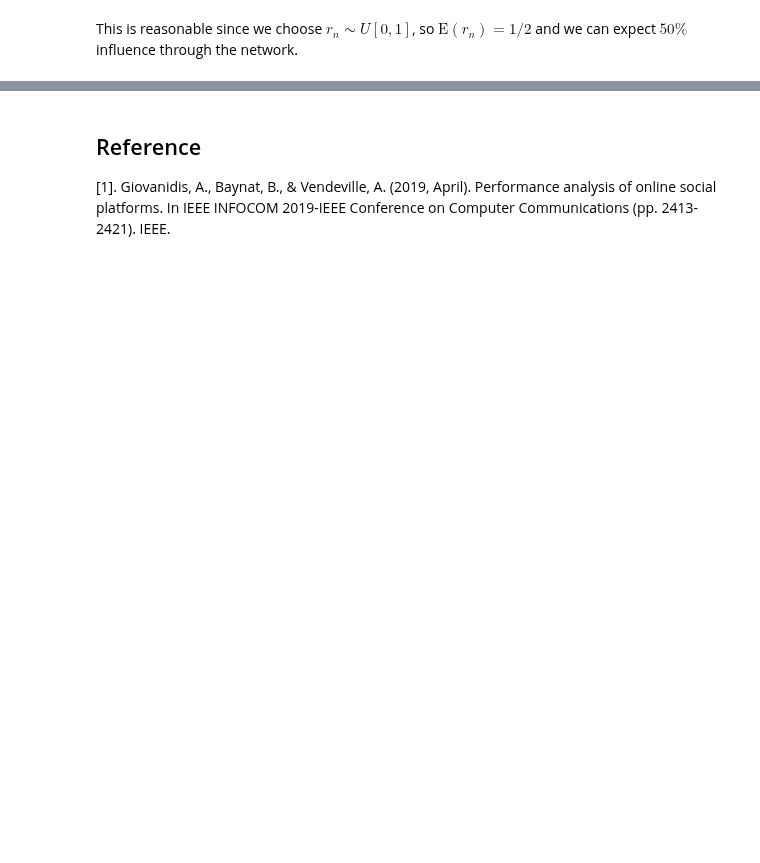
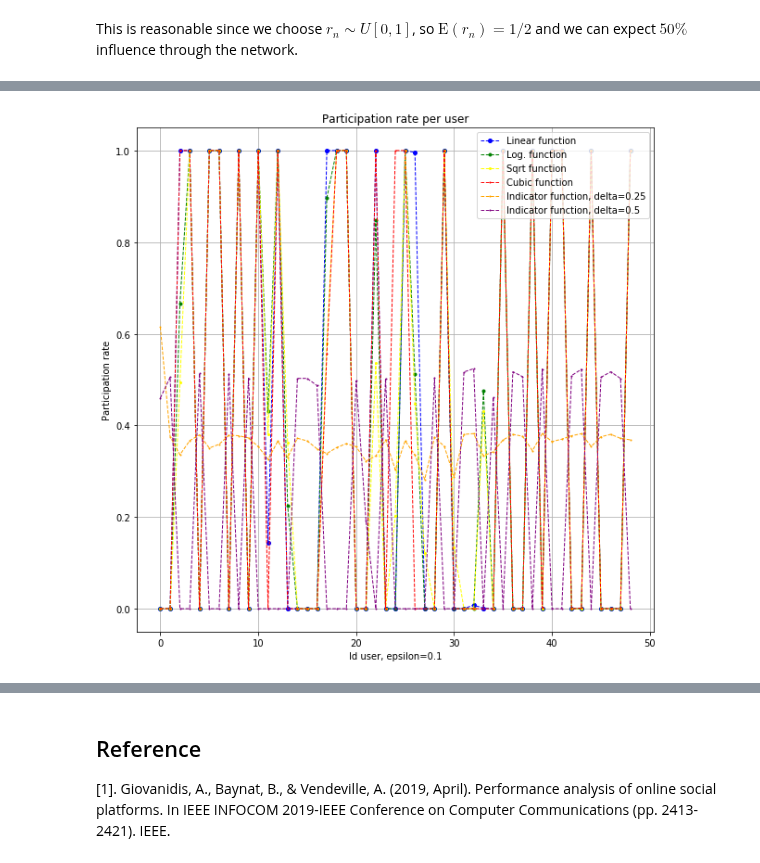
Before and after one commit to RLD-Hub/Social-Influencer-Selection, a Jupyter notebook: OSP portfolio optimization problem.ipynb, the cells around one changed output, grey strips where cells are left out. Cells and saved outputs as stored; diff of their text form; code cells hidden in the pictures; blank space fills up the shorter version.

```diff
--- a/OSP portfolio optimization problem.ipynb
+++ b/OSP portfolio optimization problem.ipynb
@@ -716,0 +872,5 @@ This is reasonable since we choose $r_n \sim U[0,1]$, so $\text{E}(r_n)=1/2$ and
+# %%
+def fq(x):
+    return x**3
+RESq=OSP_TRCA(N,Lead,Lvec,Mvec,B,1,i,Followers,restric,gamma_aux,k1_aux,k2_aux,fq,epsi,categ)
+print("We select the user participation rates to the users (excluding user ",i,") like:","\n",np.round(RESq[0].x,3))
@@ -716,0 +902,7 @@ This is reasonable since we choose $r_n \sim U[0,1]$, so $\text{E}(r_n)=1/2$ and
+# %%
+delta=1/2
+beta=1
+def fS(x):
+    return 1/(1+exp(beta*(x-delta)))
+RESS=OSP_TRCA(N,Lead,Lvec,Mvec,B,1,i,Followers,restric,gamma_aux,k1_aux,k2_aux,fS,epsi,categ)
+print("We select the user participation rates to the users (excluding user ",i,") like:","\n",np.round(RESS[0].x,3))
@@ -716,0 +918,8 @@ This is reasonable since we choose $r_n \sim U[0,1]$, so $\text{E}(r_n)=1/2$ and
+# %%
+delta=1/2
+def fI(x):
+    if x<delta:
+        return 0
+    return 1
+RESI=OSP_TRCA(N,Lead,Lvec,Mvec,B,1,i,Followers,restric,gamma_aux,k1_aux,k2_aux,fI,epsi,categ)
+print("We select the user participation rates (excluding user ",i,") as:","\n",np.round(RESI[0].x,3))
@@ -716,0 +935,38 @@ This is reasonable since we choose $r_n \sim U[0,1]$, so $\text{E}(r_n)=1/2$ and
+# %%
+fig = plt.figure(figsize=(10,10))
+
+plt.plot(RES[0].x, color='blue', linestyle='dashed', linewidth = 1,
+         marker='o', markerfacecolor='blue', markersize=4, label = "Linear function")
+
+plt.plot(RESl[0].x, color='green', linestyle='dashed', linewidth = 1,
+         marker='o', markerfacecolor='green', markersize=3, label = "Log. function")
+
+plt.plot(RESs[0].x, color='yellow', linestyle='dashed', linewidth = 1,
+         marker='o', markerfacecolor='yellow', markersize=2, label = "Sqrt function")
+
+plt.plot(RESq[0].x, color='red', linestyle='dashed', linewidth = 1,
+         marker='o', markerfacecolor='red', markersize=1, label = "Cubic function")
+
+plt.plot(RESI[0].x, color='orange', linestyle='dashed', linewidth = 1,
+         marker='o', markerfacecolor='red', markersize=1, label = "Indicator function, delta=0.25")
+
+plt.plot(RESS[0].x, color='purple', linestyle='dashed', linewidth = 1,
+         marker='o', markerfacecolor='red', markersize=1, label = "Indicator function, delta=0.5")
+
+
+# naming the x axis
+plt.xlabel('Id user, epsilon=0.1')
+# naming the y axis
+plt.ylabel('Participation rate')
+
+# giving a title to my graph
+plt.title('Participation rate per user')
+
+# show a legend on the plot
+plt.grid(True)
+plt.legend( loc="upper right" )
+
+# function to show the plot
+plt.show()
+# %% [output]
+[figure, added]
```
Also changed, not shown: parts of 61 cells of this notebook.
